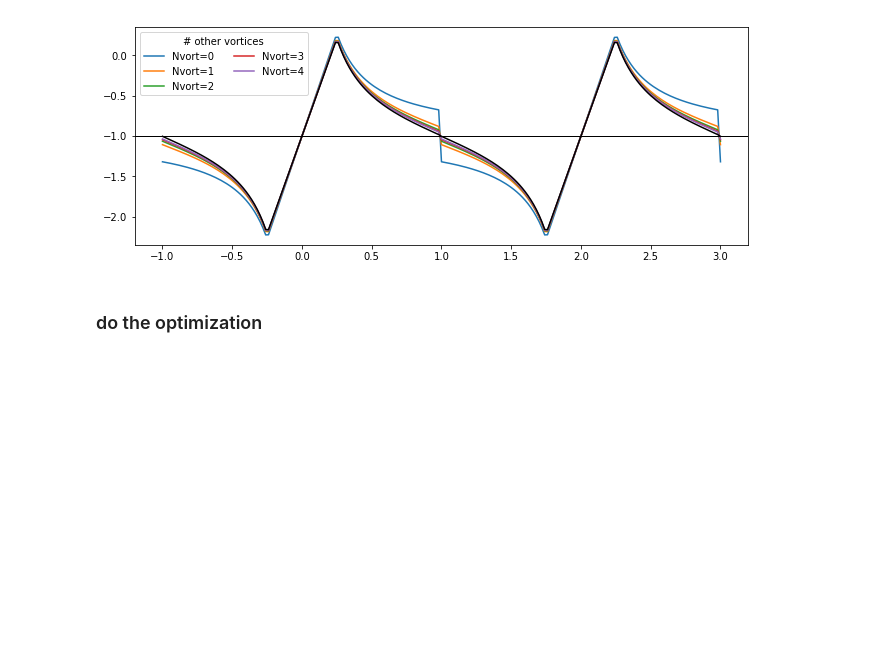
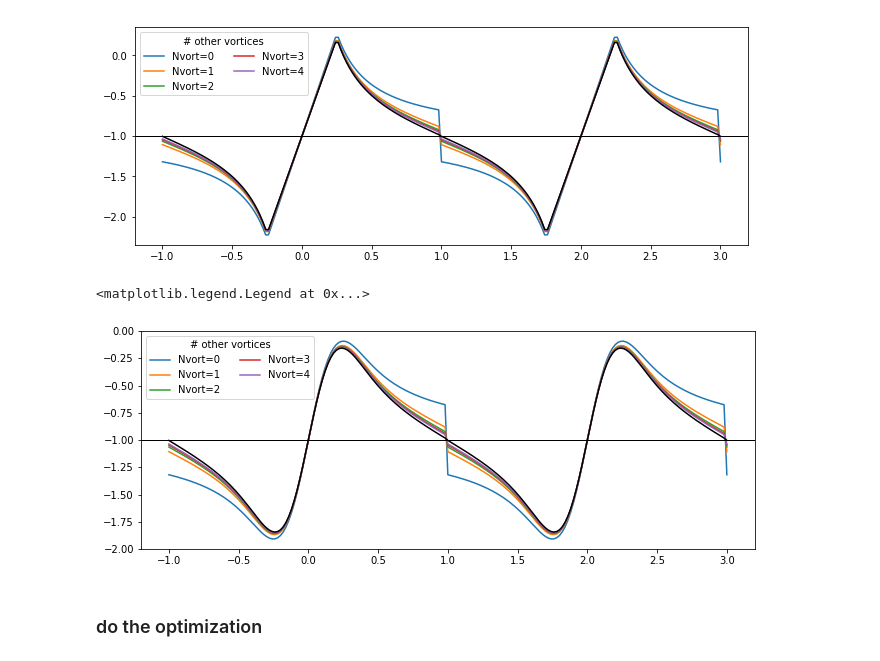
Before and after one commit to ewquon/analysis, a Jupyter notebook: WakeDynamics/V52_lidar/estimate_vortex_properties.ipynb, the cells around one changed output. Saved outputs shown, nothing was run; the diff lists cells and outputs as text; code cells hidden in the pictures; blank space fills up the shorter version.

Commit message:
Add lamb-oseen vortex model

```diff
--- a/WakeDynamics/V52_lidar/estimate_vortex_properties.ipynb
+++ b/WakeDynamics/V52_lidar/estimate_vortex_properties.ipynb
@@ -99,6 +99,17 @@ def rankine(r,**params):
     in_core = np.where(np.abs(r) < params['rc'])
     utheta[in_core] = params['strength'] * r[in_core] / (2*np.pi*params['rc']**2)
     return utheta
+# %%
+def lamb_oseen(r,**params):
+    """Lamb-Oseen vortex model
+
+    A generalized Gaussian width is used for the denominator of the exponent of
+    the auxiliary scaling function
+    """
+    g = 1 - np.exp(-r**2 / params['epsilon'])
+    utheta = params['strength'] / (2*np.pi*r) * g
+    utheta[r==0] = 0
+    return utheta
 # %% [markdown]
 ### vortex line solution
 # %%
@@ -130,17 +141,33 @@ def vort_line_soln(r,model=rankine,tol=0.003,Nvort=None,**params):
     return u + params['vbias']
 # %%
 # test convergence for increasing number of vortices included
+testparams = dict(separation=2,strength=2,tref=0,vbias=-1,rc=0.25)
+
 r0 = np.linspace(-1,3,201)
 fig,ax = plt.subplots(figsize=(11,4))
 for n in range(5):
-    ax.plot(r0, vort_line_soln(r0,Nvort=n,**dict(separation=2,strength=2,tref=0,vbias=-1,rc=0.25)),
-            label='Nvort={:d}'.format(n))
-ax.plot(r0, vort_line_soln(r0,**dict(separation=2,strength=2,tref=0,vbias=-1,rc=0.25)), 'k')
+    ax.plot(r0, vort_line_soln(r0,Nvort=n,**testparams), label='Nvort={:d}'.format(n))
+ax.plot(r0, vort_line_soln(r0,**testparams), 'k')
 ax.axhline(-1,color='k',lw=1)
 ax.legend(ncol=2,title='# other vortices')
 # %% [output]
 <matplotlib.legend.Legend at 0x...>
 [figure]
+# %%
+# test convergence for increasing number of vortices included
+testmodel = lamb_oseen
+testparams = dict(separation=2,strength=2,tref=0,vbias=-1,epsilon=0.05)
+
+r0 = np.linspace(-1,3,201)
+fig,ax = plt.subplots(figsize=(11,4))
+for n in range(5):
+    ax.plot(r0, vort_line_soln(r0,model=testmodel,Nvort=n,**testparams), label='Nvort={:d}'.format(n))
+ax.plot(r0, vort_line_soln(r0,model=testmodel,**testparams), 'k')
+ax.axhline(-1,color='k',lw=1)
+ax.legend(ncol=2,title='# other vortices')
+# %% [output]
+<matplotlib.legend.Legend at 0x...>
+[figure, added]
 # %% [markdown]
 ### do the optimization
 # %%
```
Also changed, not shown: parts of 2 cells of this notebook.
